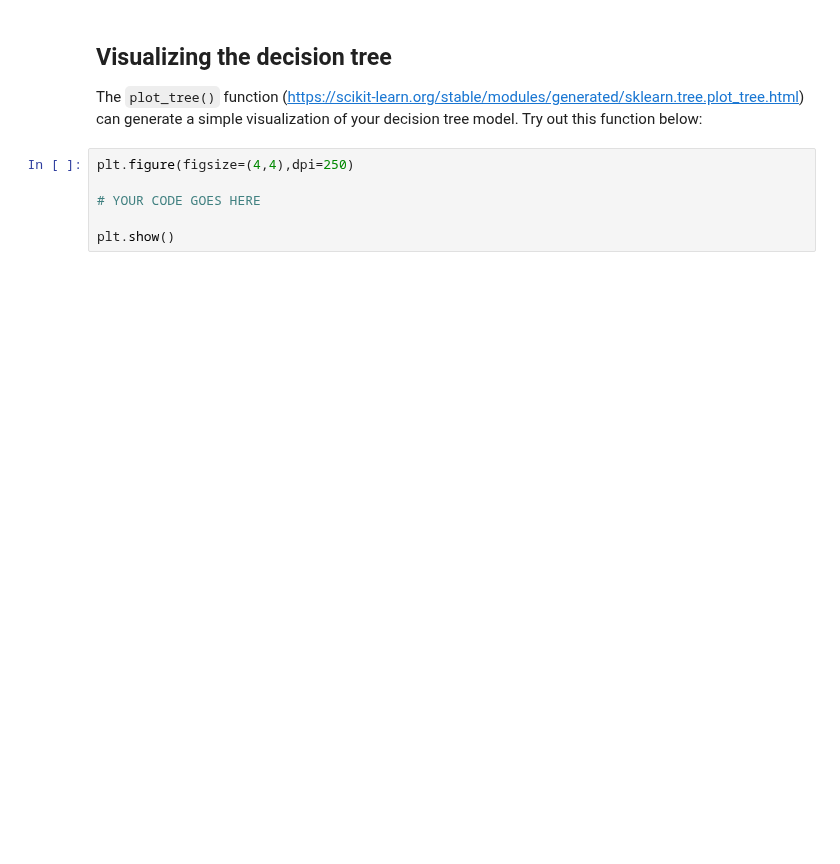
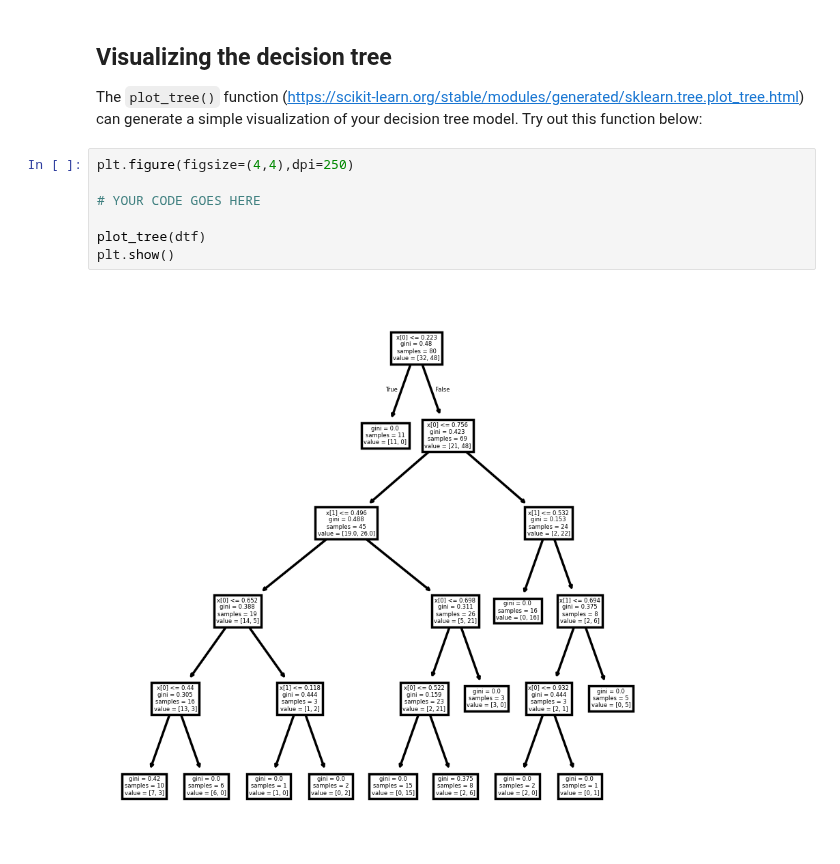
Before and after one commit to zsqu4re/ML-for-engineers, a Jupyter notebook: HW5/M5-L1-P2.ipynb, the cells around one changed output. Drawn from its saved outputs; the diff is of its cells as text; blank space fills up the shorter version.

```diff
--- a/HW5/M5-L1-P2.ipynb
+++ b/HW5/M5-L1-P2.ipynb
@@ -61,6 +70,9 @@ The `plot_tree()` function (https://scikit-learn.org/stable/modules/generated/sk
 # %%
 plt.figure(figsize=(4,4),dpi=250)
 
 # YOUR CODE GOES HERE
 
+plot_tree(dtf)
 plt.show()
+# %% [output]
+[figure, added]
```
Also changed, not shown: parts of 3 cells of this notebook, 5 other files.
